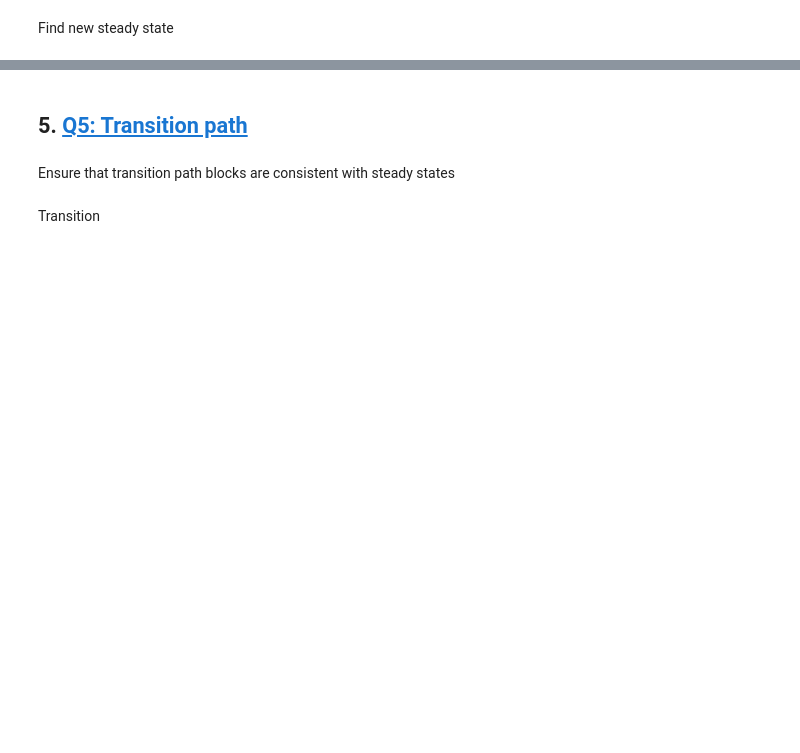
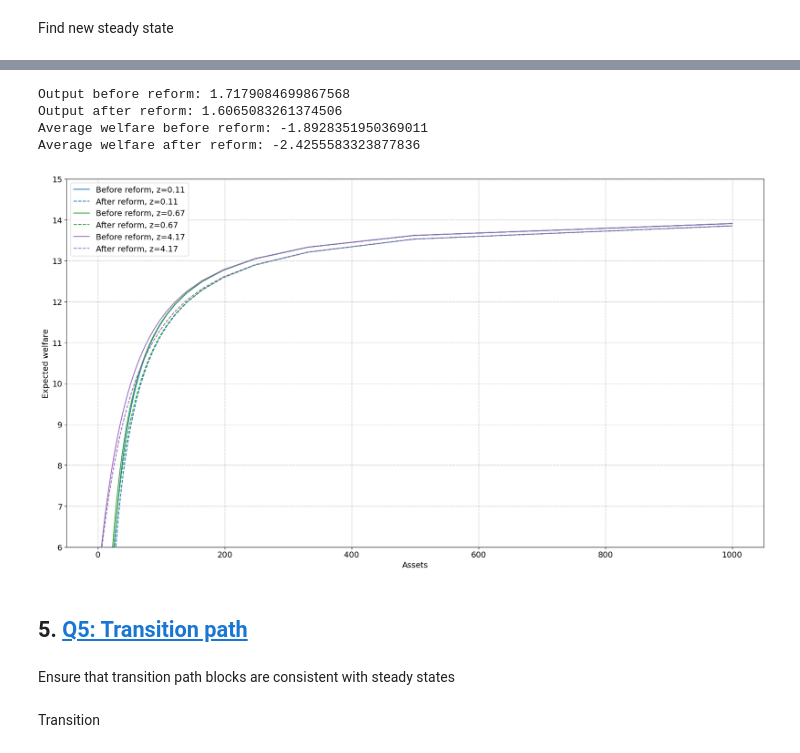
Before and after one commit to zbp778/AdvMacroHet, a Jupyter notebook: Assignments/Assignment I/HANC/HANC copy.ipynb, the cells around one changed output, grey strips where cells are left out. Drawn from its saved outputs; the diff is of its cells as text; code cells hidden in the pictures; blank space fills up the shorter version.

```diff
--- a/Assignments/Assignment I/HANC/HANC copy.ipynb
+++ b/Assignments/Assignment I/HANC/HANC copy.ipynb
@@ -71,3 +269,35 @@ Analysis
+# %%
+#Print output before and after reform:
+print(f"Output before reform: {model.ss.Y}")
+print(f"Output after reform: {model_high_tax.ss.Y}")
+#Compute and print average welfare before and after reform:
+print(f"Average welfare before reform: {np.sum(model.ss.D*model.ss.v)}")
+print(f"Average welfare after reform: {np.sum(model_high_tax.ss.D*model_high_tax.ss.v)}")
+# %% [output]
+Output before reform: 1.7179084699867568
+Output after reform: 1.6065083261374506
+Average welfare before reform: -1.8928351950369011
+Average welfare after reform: -2.4255583323877836
+# %%
+par=model.par
+ss=model.ss
+
+fig, ax = plt.subplots(1, 1, figsize=(18, 10))
+line_styles = ['-', '--', '-.', ':']
+
+for i_z in [0, 2, 4]:
+    ax.plot(par.a_grid, model.ss.v[0, i_z, :], label=f'Before reform, z={par.z_grid[i_z]:.2f}', color=colors[i_z % len(colors)], linestyle=line_styles[0])
+    ax.plot(par.a_grid, model_high_tax.ss.v[0, i_z, :], label=f'After reform, z={par.z_grid[i_z]:.2f}', color=colors[i_z % len(colors)], linestyle=line_styles[1])
+
+ax.legend()
+ax.set_ylim(6, 15)
+ax.set_xlabel('Assets')
+ax.set_ylabel('Expected welfare')
+plt.tight_layout()
+plt.savefig('figs/welfare_distribution.pdf')
+plt.show()
+# %% [output]
+[figure, added]
 # %% [markdown]
 ## 5. <a id='toc5_'></a>[Q5: Transition path](#toc0_)
 # %% [markdown]
```
Also changed, not shown: parts of 22 cells of this notebook, 8 other files.
